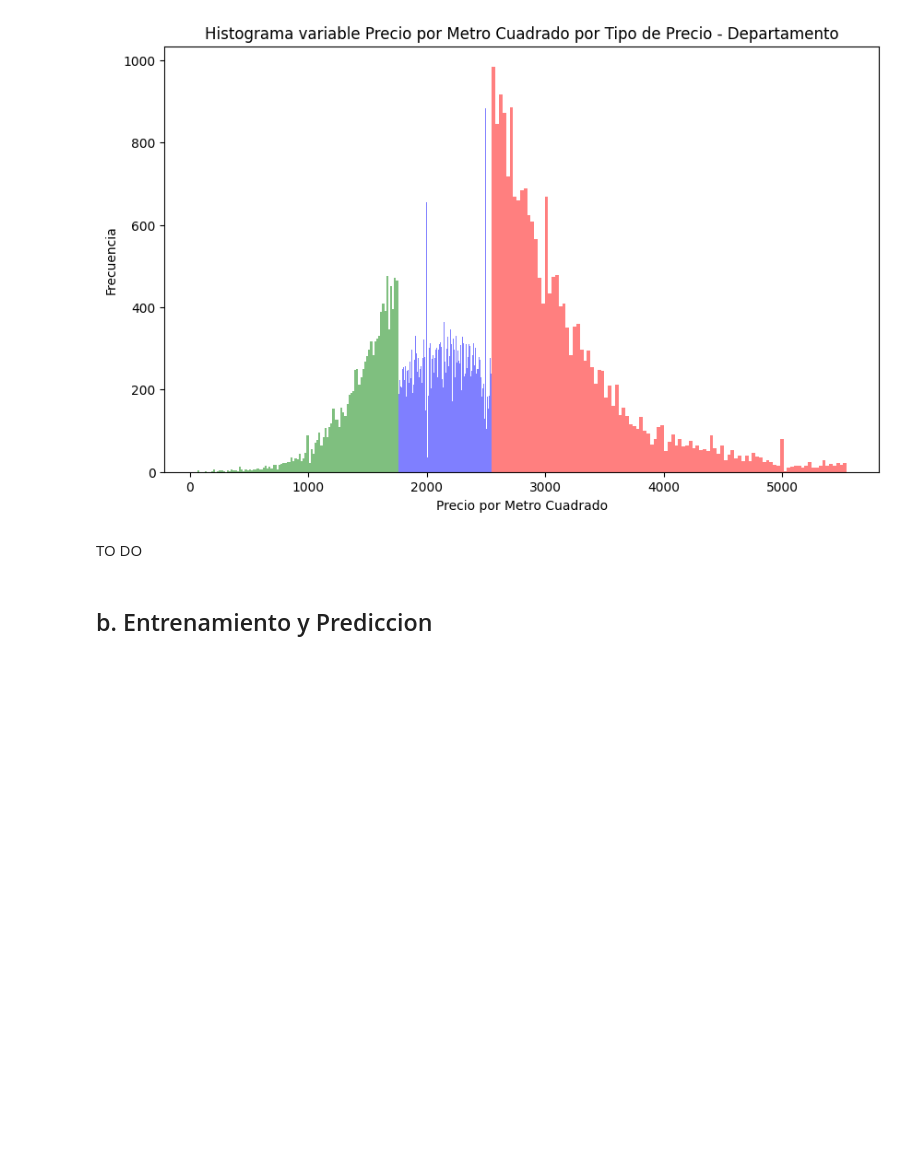
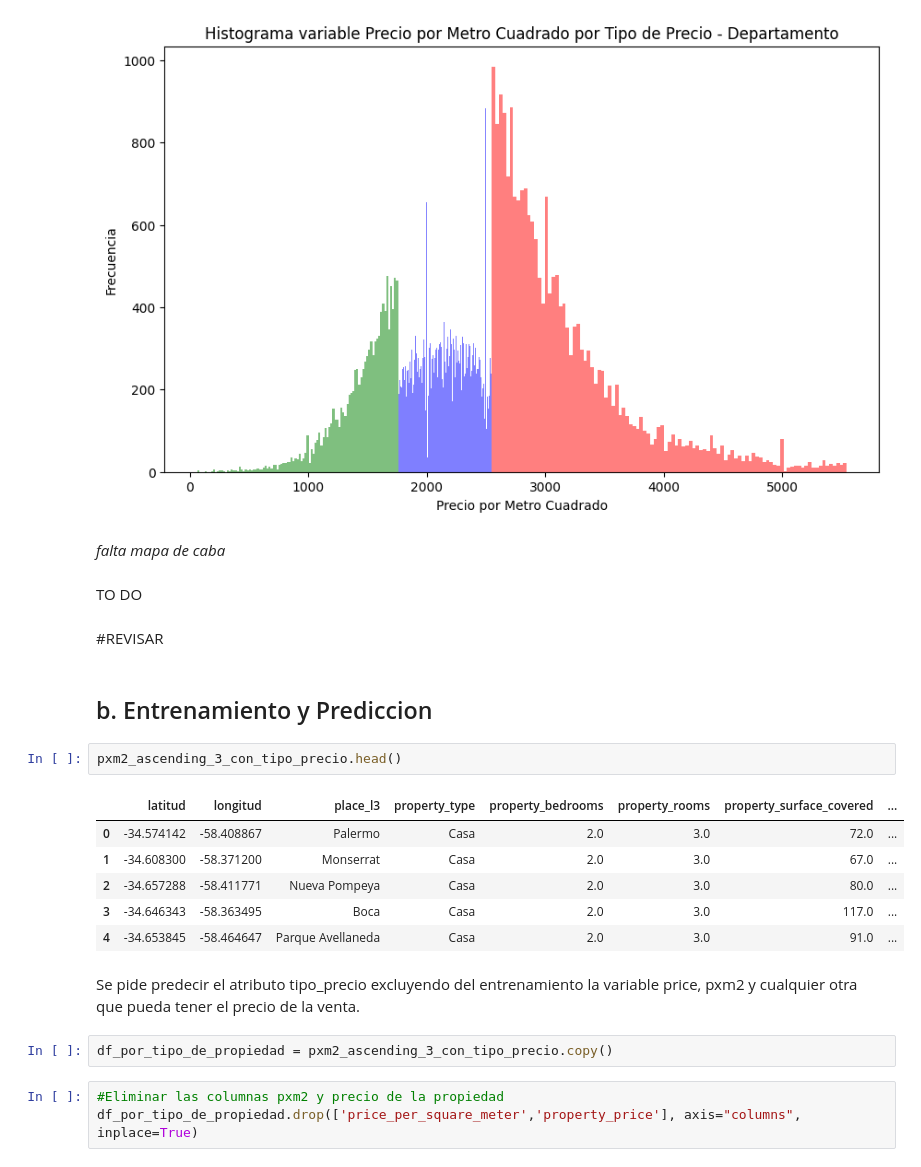
Before and after one commit to AlanRichmond/7506R-1C2024-GRUPO10, a Jupyter notebook: 7506R_TP1_GRUPO10_ENTREGA_N3.ipynb, the cells around one changed output. Drawn from its saved outputs; the diff is of its cells as text; blank space fills up the shorter version.

Commit message:
entrenamiento y prediccion

```diff
--- a/7506R_TP1_GRUPO10_ENTREGA_N3.ipynb
+++ b/7506R_TP1_GRUPO10_ENTREGA_N3.ipynb
@@ -249,7 +249,27 @@ plt.ylabel("Frecuencia")
 plt.show()
 # %% [output]
 [figure]
+# %% [markdown]
+*falta mapa de caba*
 # %% [markdown]
 TO DO
+# %% [markdown]
+#REVISAR
 # %% [markdown]
 ## b. Entrenamiento y Prediccion
+# %%
+pxm2_ascending_3_con_tipo_precio.head()
+# %% [output]
+|  | latitud | longitud | place_l3 | property_type | property_bedrooms | property_rooms | property_surface_covered | ... |
+| 0 | -34.574142 | -58.408867 | Palermo | Casa | 2.0 | 3.0 | 72.0 | ... |
+| 1 | -34.608300 | -58.371200 | Monserrat | Casa | 2.0 | 3.0 | 67.0 | ... |
+| 2 | -34.657288 | -58.411771 | Nueva Pompeya | Casa | 2.0 | 3.0 | 80.0 | ... |
+| 3 | -34.646343 | -58.363495 | Boca | Casa | 2.0 | 3.0 | 117.0 | ... |
+| 4 | -34.653845 | -58.464647 | Parque Avellaneda | Casa | 2.0 | 3.0 | 91.0 | ... |
+# %% [markdown]
+Se pide predecir el atributo tipo_precio excluyendo del entrenamiento la variable price, pxm2 y cualquier otra que pueda tener el precio de la venta.
+# %%
+df_por_tipo_de_propiedad = pxm2_ascending_3_con_tipo_precio.copy()
+# %%
+#Eliminar las columnas pxm2 y precio de la propiedad
+df_por_tipo_de_propiedad.drop(['price_per_square_meter','property_price'], axis="columns", inplace=True)
```
Also changed, not shown: parts of 38 cells of this notebook.
